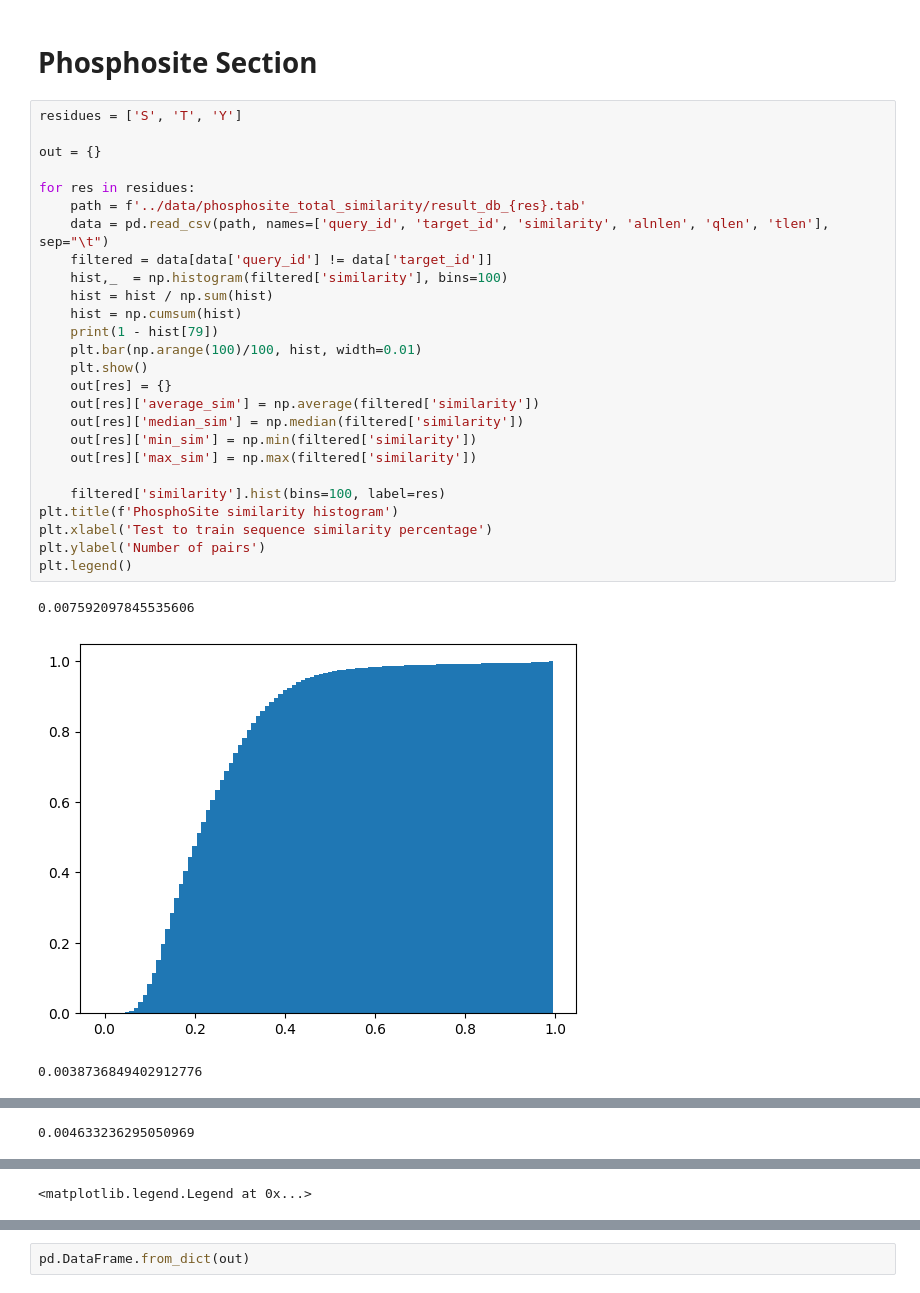
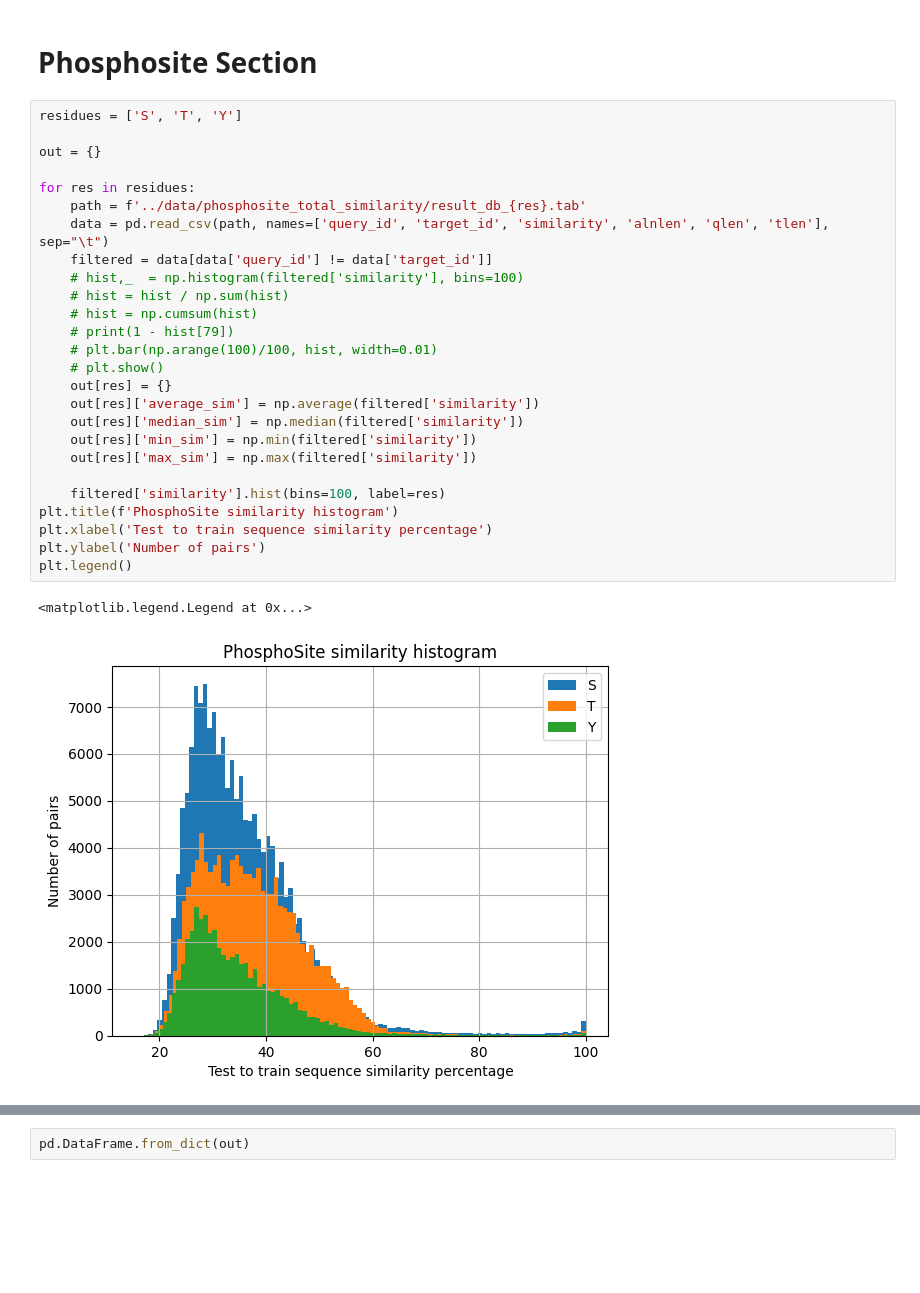
Before and after one commit to nexuso1/phossil, a Jupyter notebook: notebooks/similarity.ipynb, the cells around one changed output, grey strips where cells are left out. Drawn from its saved outputs; the diff is of its cells as text; blank space fills up the shorter version.

```diff
--- a/notebooks/similarity.ipynb
+++ b/notebooks/similarity.ipynb
@@ -101,30 +101,29 @@ max_sim      95.40000  94.4000  97.700000  95.400000  97.700000
 # %%
 residues = ['S', 'T', 'Y']
 
 out = {}
 
 for res in residues:
     path = f'../data/phosphosite_total_similarity/result_db_{res}.tab'
     data = pd.read_csv(path, names=['query_id', 'target_id', 'similarity', 'alnlen', 'qlen', 'tlen'], sep="\t")
     filtered = data[data['query_id'] != data['target_id']]
-    hist,_  = np.histogram(filtered['similarity'], bins=100)
-    hist = hist / np.sum(hist)
-    hist = np.cumsum(hist)
-    print(1 - hist[79])
-    plt.bar(np.arange(100)/100, hist, width=0.01)
-    plt.show()
+    # hist,_  = np.histogram(filtered['similarity'], bins=100)
+    # hist = hist / np.sum(hist)
+    # hist = np.cumsum(hist)
+    # print(1 - hist[79])
+    # plt.bar(np.arange(100)/100, hist, width=0.01)
+    # plt.show()
     out[res] = {}
     out[res]['average_sim'] = np.average(filtered['similarity'])
     out[res]['median_sim'] = np.median(filtered['similarity'])
     out[res]['min_sim'] = np.min(filtered['similarity'])
     out[res]['max_sim'] = np.max(filtered['similarity'])
 
     filtered['similarity'].hist(bins=100, label=res)
 plt.title(f'PhosphoSite similarity histogram')
 plt.xlabel('Test to train sequence similarity percentage')
 plt.ylabel('Number of pairs')
 plt.legend()
 # %% [output]
-0.007592097845535606
+<matplotlib.legend.Legend at 0x...>
-[figure, old version]
+[figure, new version]
-0.0038736849402912776
@@ -132 +129,0 @@ plt.legend()
-0.004633236295050969
@@ -134 +129,0 @@ plt.legend()
-<matplotlib.legend.Legend at 0x...>
```
Also changed, not shown: parts of 1 cell of this notebook.
